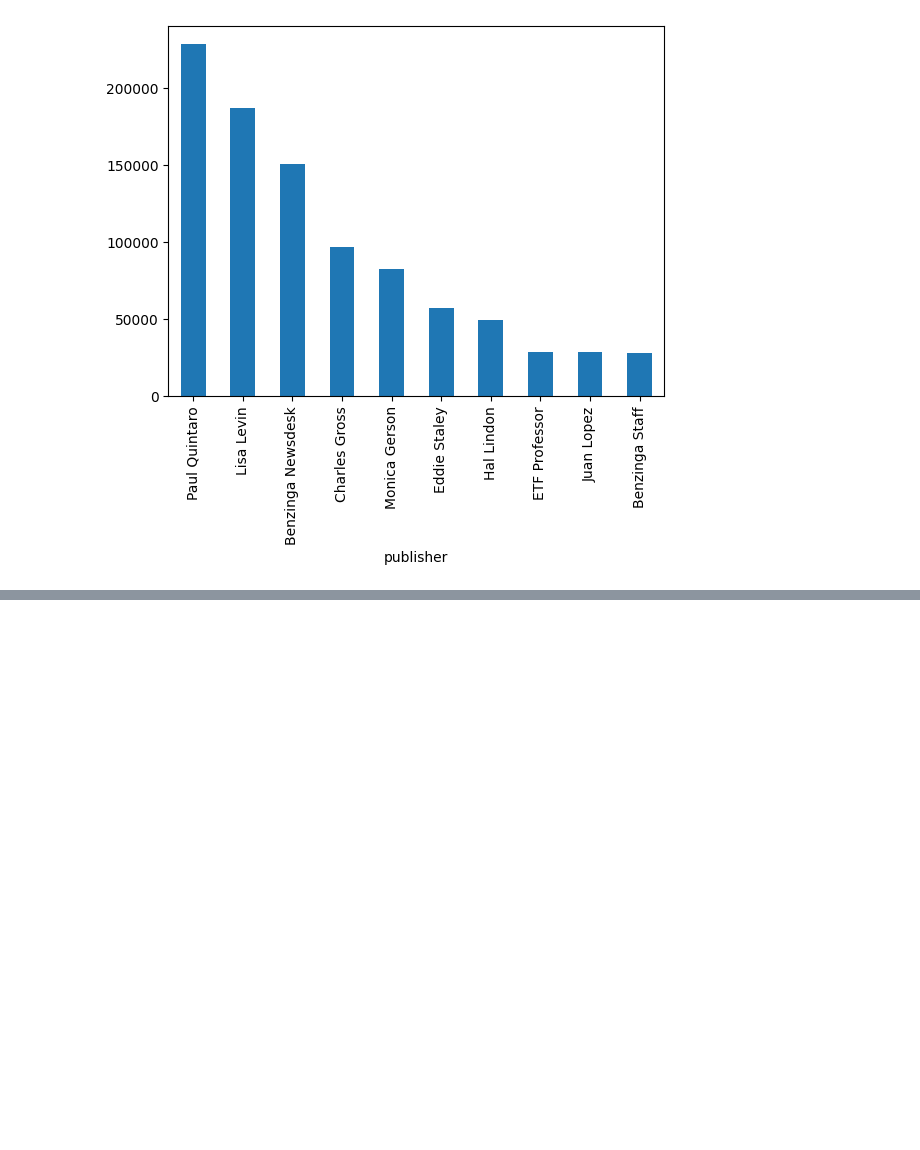
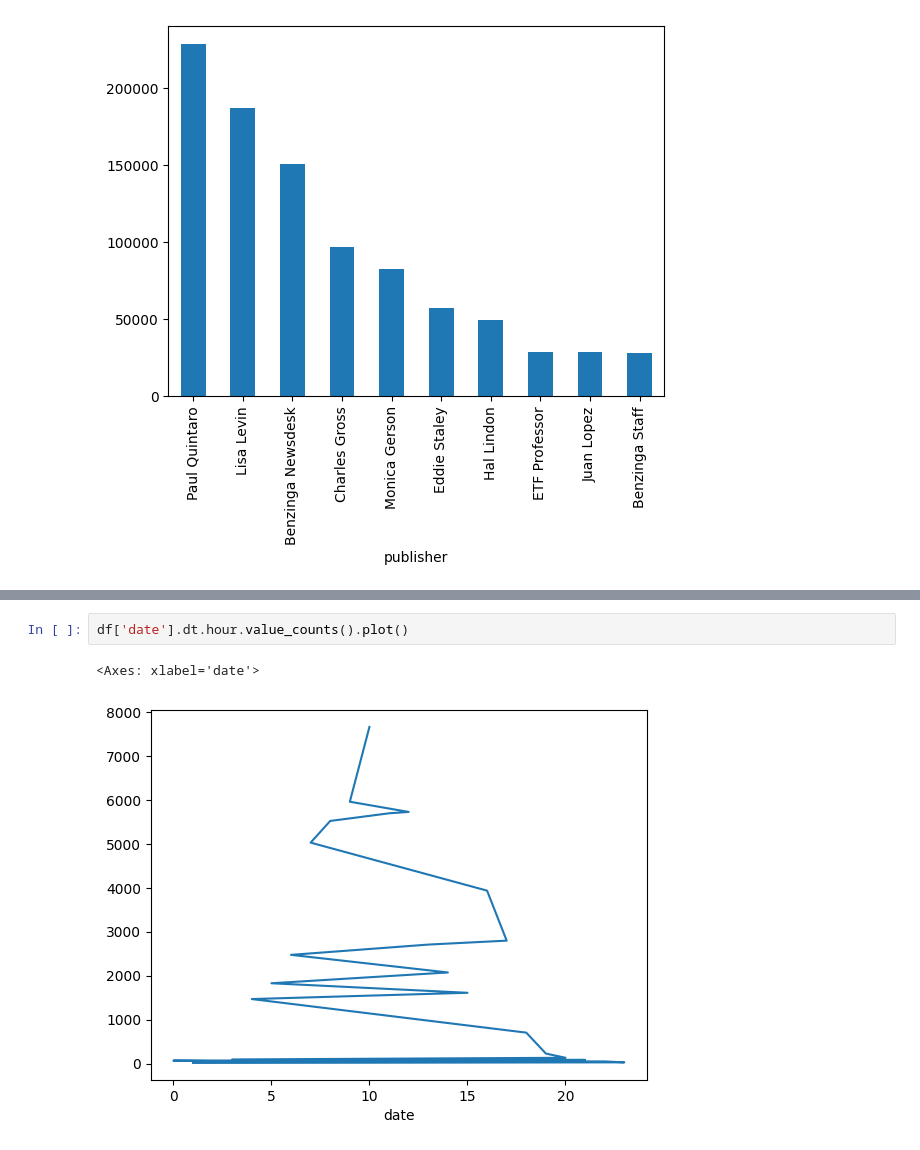
Before and after one commit to anteneh24/nova-financial-analysis, a Jupyter notebook: notebooks/first.ipynb, the cells around one changed output, grey strips where cells are left out. Drawn from its saved outputs; the diff is of its cells as text; blank space fills up the shorter version.

```diff
--- a/notebooks/first.ipynb
+++ b/notebooks/first.ipynb
@@ -65,0 +98,5 @@ df['publisher'].value_counts().head(10).plot(kind='bar')
+# %%
+df['date'].dt.hour.value_counts().plot()
+# %% [output]
+<Axes: xlabel='date'>
+[figure, added]
```
Also changed, not shown: parts of 4 cells of this notebook.
